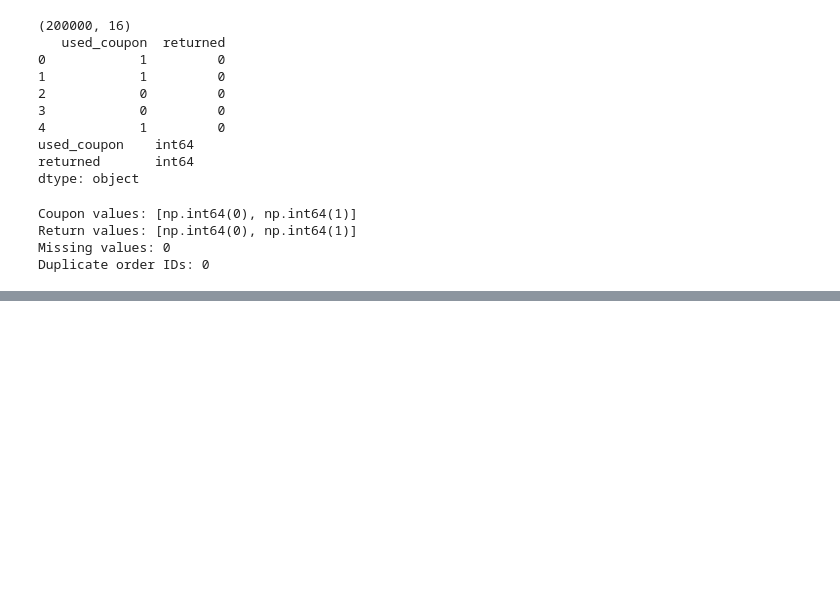
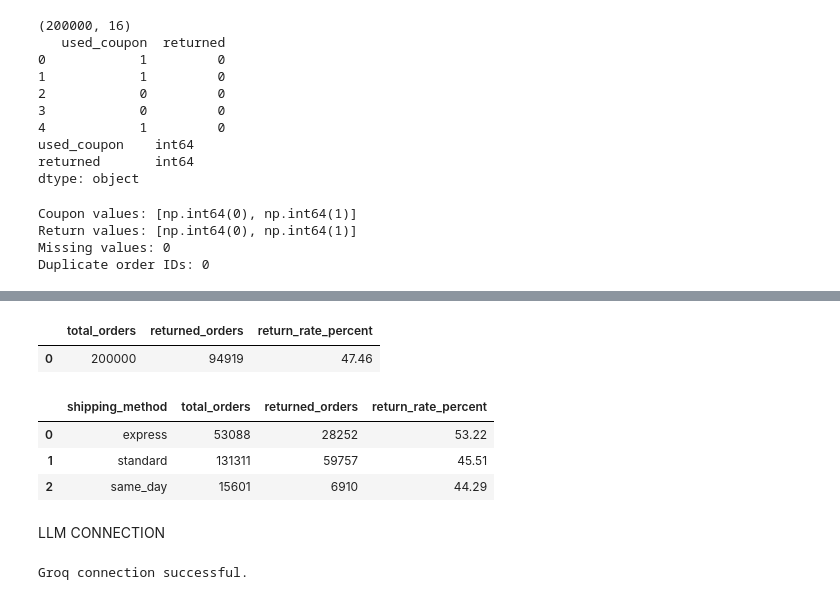
Before and after one commit to AyushGupta510/D2C_returns_project, a Jupyter notebook: phase_1/source/exploration.ipynb, the cells around one changed output, grey strips where cells are left out. Saved outputs shown, nothing was run; the diff lists cells and outputs as text; code cells hidden in the pictures; blank space fills up the shorter version.

```diff
--- a/phase_1/source/exploration.ipynb
+++ b/phase_1/source/exploration.ipynb
@@ -744,0 +855,41 @@ Import completed.
+# %%
+# Retrieve the overall return rate from the database.
+overall_report = run_business_query("overall_returns")
+display(overall_report)
+
+# Compare return rates across shipping methods.
+shipping_report = run_business_query("shipping_returns")
+display(shipping_report)
+# %% [output]
+|  | total_orders | returned_orders | return_rate_percent |
+| 0 | 200000 | 94919 | 47.46 |
+|  | shipping_method | total_orders | returned_orders | return_rate_percent |
+| 0 | express | 53088 | 28252 | 53.22 |
+| 1 | standard | 131311 | 59757 | 45.51 |
+| 2 | same_day | 15601 | 6910 | 44.29 |
+# %% [markdown]
+LLM CONNECTION
+# %%
+import os
+from dotenv import load_dotenv
+from langchain_groq import ChatGroq
+
+# Load environment variables from the project's .env file.
+load_dotenv(override=False)
+
+# Stop early if the API key is missing.
+if not os.getenv("GROQ_API_KEY"):
+    raise ValueError("GROQ_API_KEY is missing. Check your .env file.")
+
+# Initialize the hosted LLM; use a model currently available in Groq.
+llm = ChatGroq(
+    model="openai/gpt-oss-120b",
+    temperature=0
+)
+
+# Test the connection with a simple request.
+response = llm.invoke("Reply with: Groq connection successful.")
+
+print(response.content)
+# %% [output]
+Groq connection successful.
```
Also changed, not shown: parts of 6 cells of this notebook, 2 other files.
